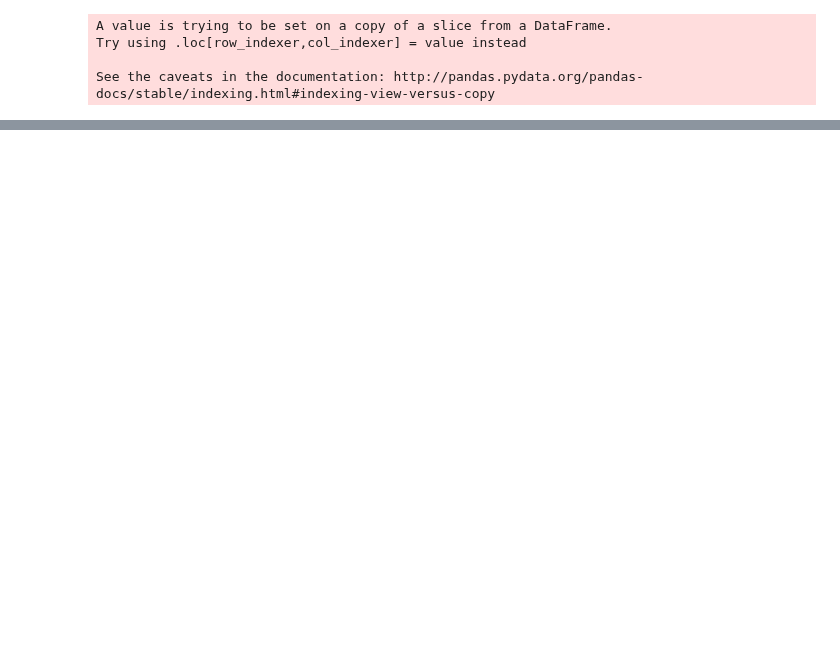
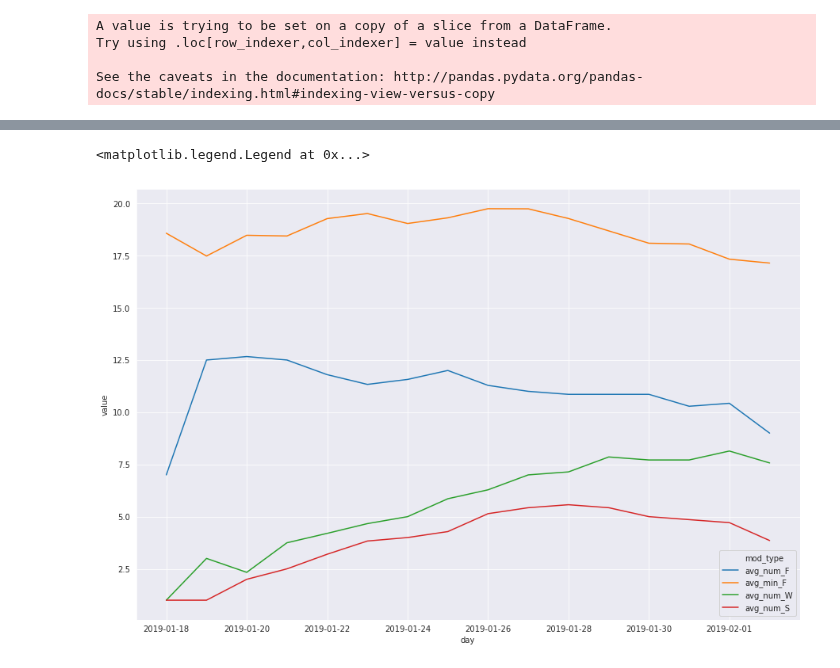
Before and after one commit to gautsi/gen-purpose-repo, a Jupyter notebook: zetus/ZetusFeedings.ipynb, the cells around one changed output, grey strips where cells are left out. Saved outputs shown, nothing was run; the diff lists cells and outputs as text; code cells hidden in the pictures; blank space fills up the shorter version.

```diff
--- a/zetus/ZetusFeedings.ipynb
+++ b/zetus/ZetusFeedings.ipynb
@@ -301,0 +463,11 @@ zetus_stats_2
+# %%
+zetus_rolling_min_stats = zetus_rolling_stats[zetus_rolling_stats["mod_type"] == "F"].pivot(
+    index = "day",
+    columns = "mod_type",
+    values = "min").reset_index().rename(columns = {"F": "avg_ttl_min_F"})
+# %%
+zetus_rolling_stats_table = zetus_rolling_num_stats.merge(right = zetus_rolling_min_stats, on = ["day"], how = "left")
+
+zetus_rolling_stats_table["avg_min_F"] = zetus_rolling_stats_table.avg_ttl_min_F / zetus_rolling_stats_table.avg_num_F
+# %%
+zetus_rolling_stats_table_2 = zetus_rolling_stats_table.set_index("day")[["avg_num_F", "avg_min_F", "avg_num_W", "avg_num_S"]]
@@ -301,0 +499,21 @@ zetus_stats_2
+# %%
+sns.set_style("darkgrid")
+# %%
+fig, ax = plt.subplots(figsize = (15, 10))
+
+
+
+sns.lineplot(
+    data = pd.melt(
+        zetus_rolling_stats_table_2.reset_index(),
+        id_vars = ["day"],
+        value_vars = ["avg_num_F", "avg_min_F", "avg_num_W", "avg_num_S"]),
+    x = "day",
+    y = "value",
+    hue = "mod_type",
+    ax = ax)
+
+ax.legend(loc = 4)
+# %% [output]
+<matplotlib.legend.Legend at 0x...>
+[figure, added]
```
Also changed, not shown: parts of 23 cells of this notebook, 4 other files.
